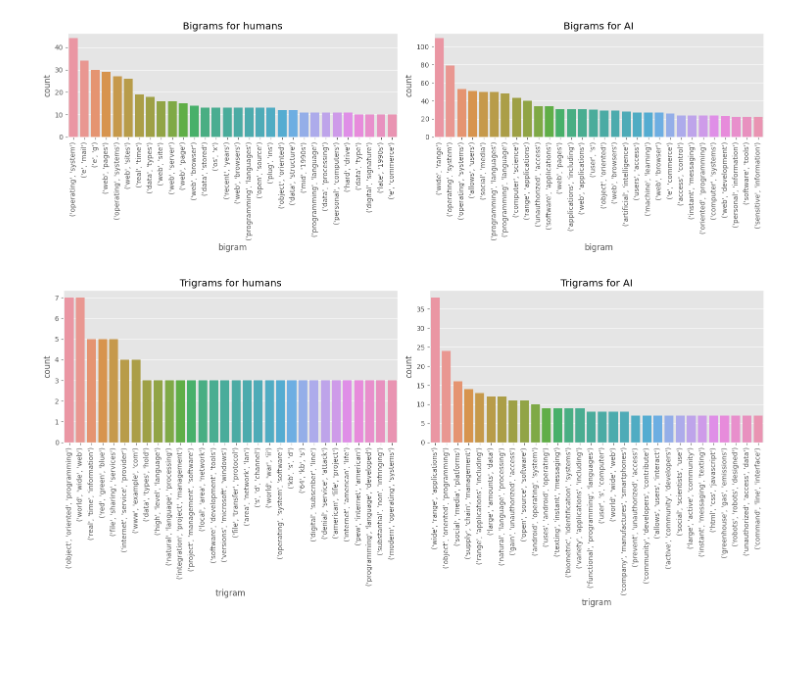
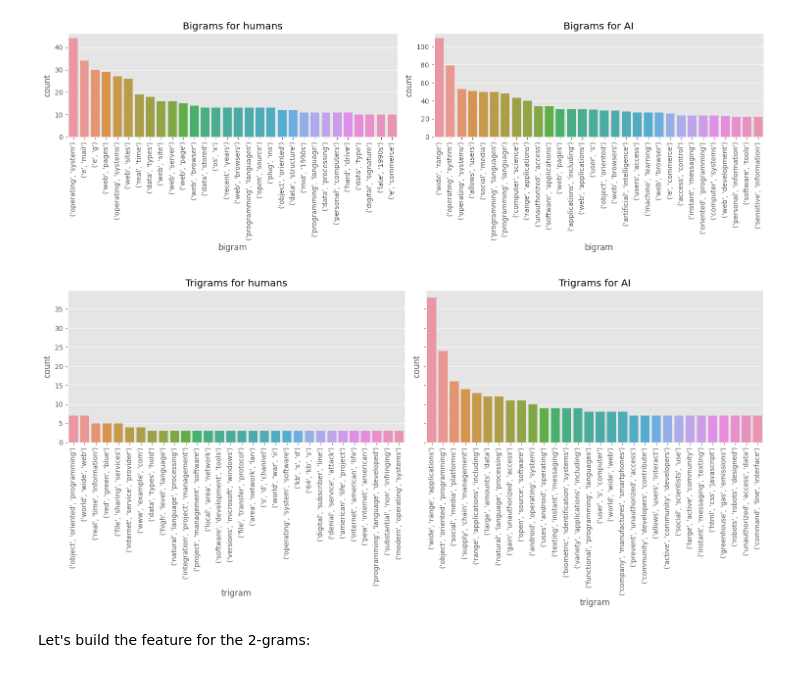
Before and after one commit to do3-173/FDS_Final, a Jupyter notebook: Eda_Preprocessing.ipynb, the cells around one changed output. Drawn from its saved outputs; the diff is of its cells as text; code cells hidden in the pictures; blank space fills up the shorter version.

```diff
--- a/Eda_Preprocessing.ipynb
+++ b/Eda_Preprocessing.ipynb
@@ -216,17 +216,19 @@ plt.tight_layout()
 # %%
 trigrams_humans = (pd.Series(nltk.ngrams(corpus_humans, 3)).value_counts())
 trigrams_df_h = trigrams_humans.reset_index()
 trigrams_df_h.columns = ['trigram', 'count']
 
 trigrams_AI = (pd.Series(nltk.ngrams(corpus_AI, 3)).value_counts())
 trigrams_df_AI = trigrams_AI.reset_index()
 trigrams_df_AI.columns = ['trigram', 'count']
 
-fig, axes = plt.subplots(1,2, figsize = (15,7))
+fig, axes = plt.subplots(1,2, figsize = (15,7), sharey= True)
 sns.barplot(trigrams_df_h.head(30), x = 'trigram', y ='count', ax=axes[0]).set(title = 'Trigrams for humans')
 sns.barplot(trigrams_df_AI.head(30), x = 'trigram', y ='count', ax=axes[1]).set(title = 'Trigrams for AI')
 axes[0].tick_params(axis='x', rotation = 90)
 axes[1].tick_params(axis='x', rotation = 90)
 plt.tight_layout()
 # %% [output]
-[figure, old version]
+[figure, new version]
+# %% [markdown]
+Let's build the feature for the 2-grams:
```
Also changed, not shown: parts of 9 cells of this notebook.
